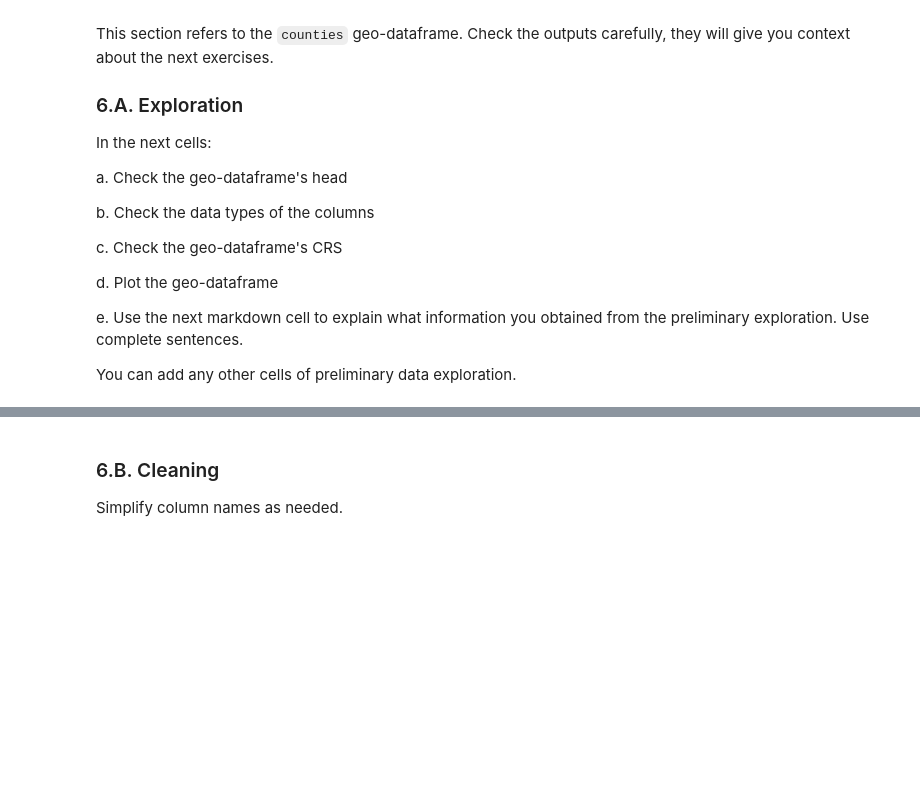
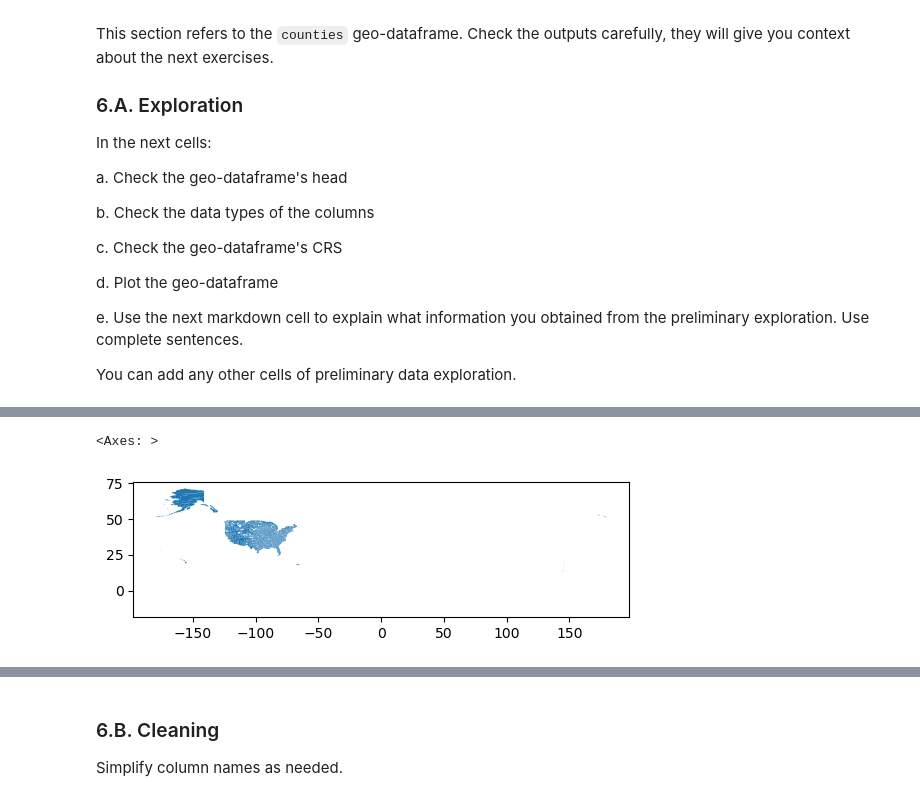
Before and after one commit to IsabellaSegarra/eds220-hwk3, a Jupyter notebook: hwk3-task1-spills.ipynb, the cells around one changed output, grey strips where cells are left out. Saved outputs shown, nothing was run; the diff lists cells and outputs as text; code cells hidden in the pictures; blank space fills up the shorter version.

```diff
--- a/hwk3-task1-spills.ipynb
+++ b/hwk3-task1-spills.ipynb
@@ -356,2 +389,6 @@ _Type your answer here, replacing this text._
 # %%
-# d
+# Plot of counties
+counties.plot()
+# %% [output]
+<Axes: >
+[figure, added]
```
Also changed, not shown: parts of 16 cells of this notebook.
